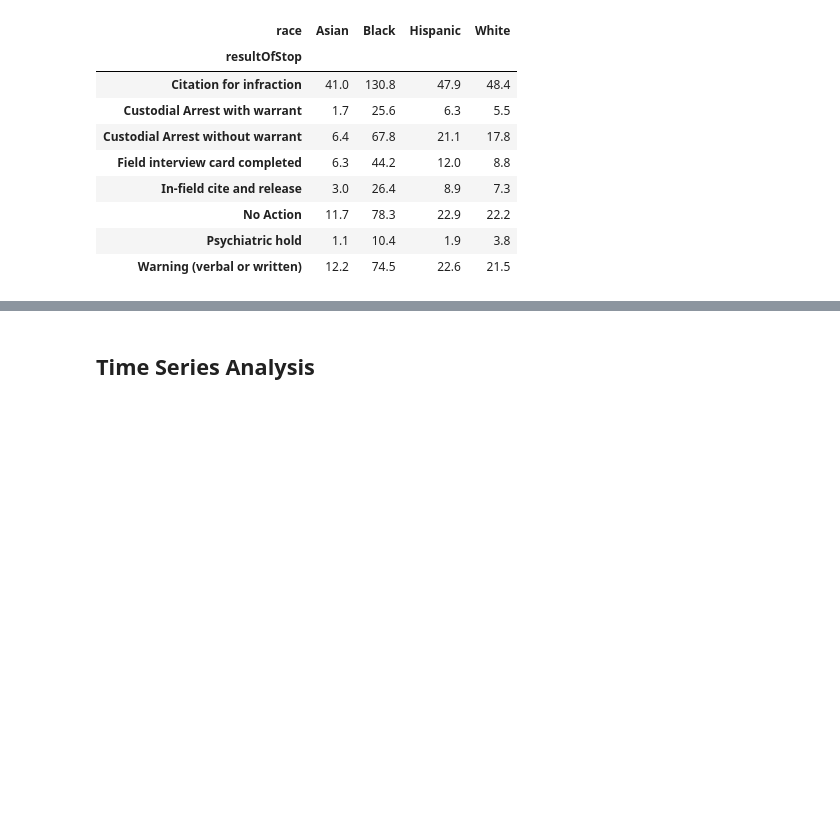
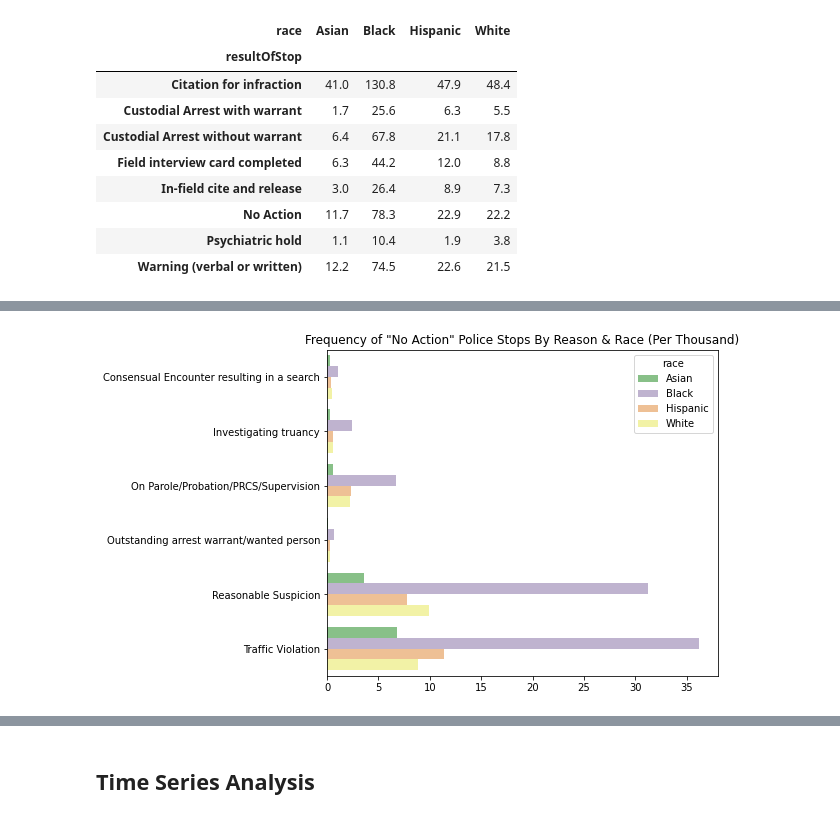
Before and after one commit to tsamba120/Long-Beach-Policing-Analysis, a Jupyter notebook: notebooks/lbpd_eda.ipynb, the cells around one changed output, grey strips where cells are left out. Cells and saved outputs as stored; diff of their text form; code cells hidden in the pictures; blank space fills up the shorter version.

```diff
--- a/notebooks/lbpd_eda.ipynb
+++ b/notebooks/lbpd_eda.ipynb
@@ -372,0 +401,16 @@ cast_res_stop_1000
+# %%
+no_result_1000 = no_result.groupby(['reasonForStop', 'race']).size().reset_index().rename(columns={0:'count'})
+no_result_1000 = no_result_1000.merge(lb_census, left_on='race', right_on='Race')
+no_result_1000.drop('Race', axis=1, inplace=True)
+no_result_1000['perThou'] = round(no_result_1000['count'] / (no_result_1000['Value'] / 1000), 1)
+# %%
+fig, ax = plt.subplots(figsize=(7,6))
+g = sns.barplot(x='perThou', y='reasonForStop', data=no_result_1000,
+    hue='race', palette='Accent')
+ax.tick_params(axis='x', labelsize=10)
+ax.tick_params(axis='y', labelsize=10)
+plt.xlabel('')
+plt.ylabel('')
+plt.title('Frequency of "No Action" Police Stops By Reason & Race (Per Thousand)');
+# %% [output]
+[figure, added]
```
Also changed, not shown: parts of 19 cells of this notebook.
